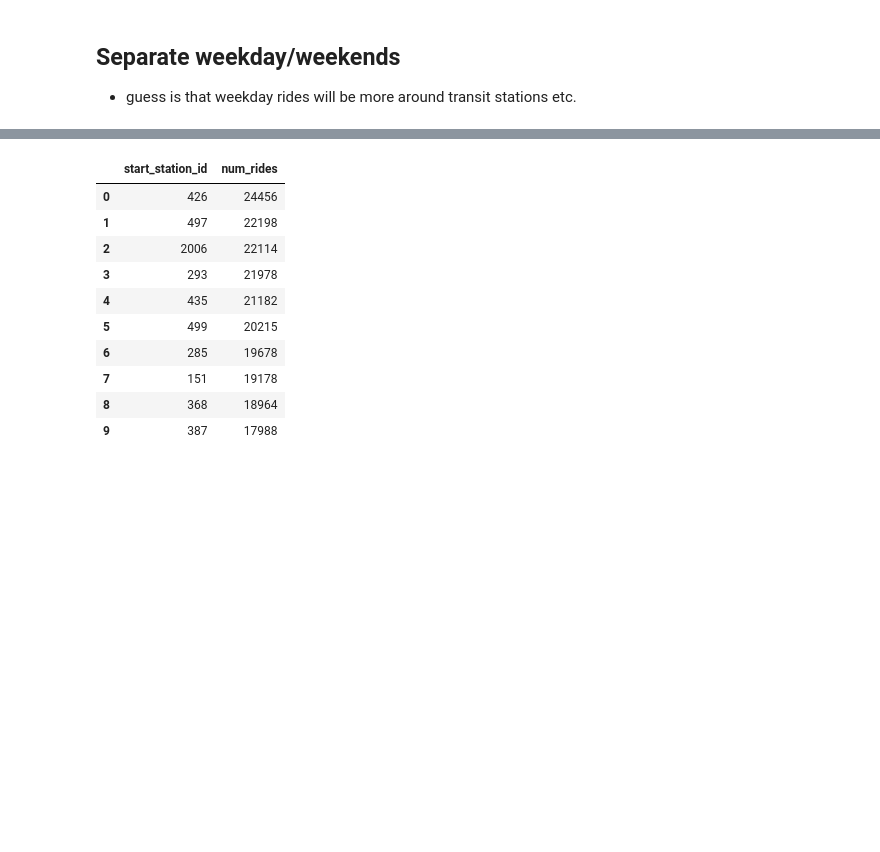
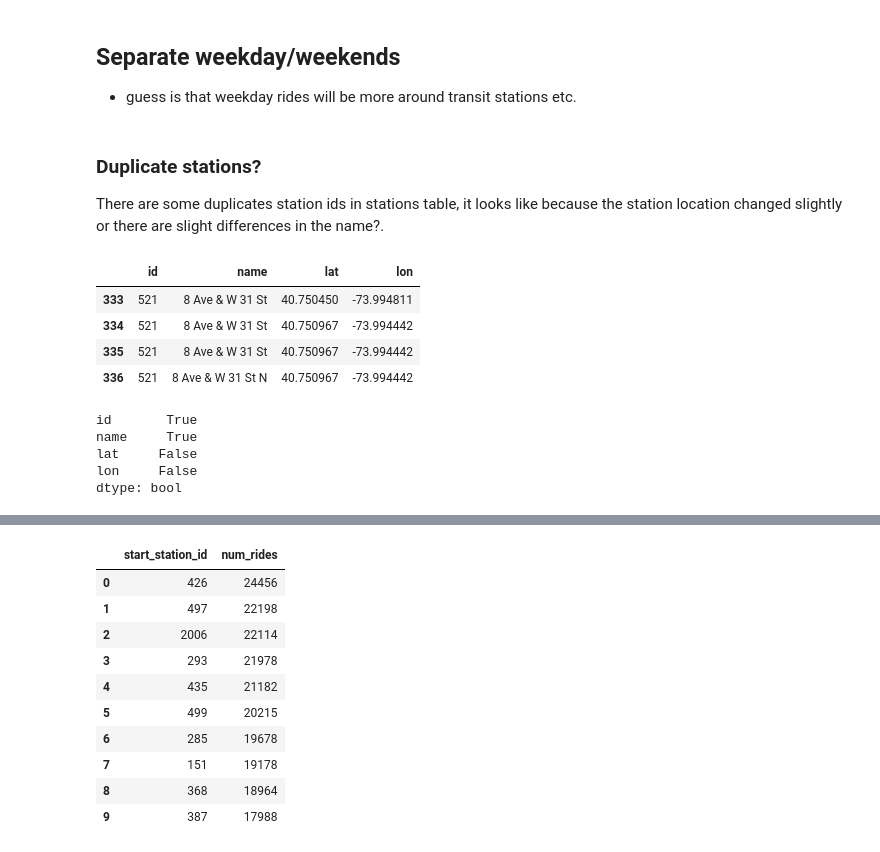
Before and after one commit to andypicke/Springboard_DataScience, a Jupyter notebook: Capstone_1/citibike_EDA.ipynb, the cells around one changed output, grey strips where cells are left out. Drawn from its saved outputs; the diff is of its cells as text; code cells hidden in the pictures; blank space fills up the shorter version.

```diff
--- a/Capstone_1/citibike_EDA.ipynb
+++ b/Capstone_1/citibike_EDA.ipynb
@@ -256,6 +256,27 @@ plt.title('# rides per station in ' + str(year) )
 # %% [markdown]
 ## Separate weekday/weekends
 - guess is that weekday rides will be more around transit stations etc.
+# %% [markdown]
+### Duplicate stations?
+There are some duplicates station ids in stations table, it looks like because the station location changed slightly or there are slight differences in the name?.
+# %%
+df_sta = pd.read_sql_query('SELECT distinct * FROM stations ORDER BY id',con)
+df2=df_sta[df_sta.id==521].drop_duplicates()
+df2
+# %% [output]
+|  | id | name | lat | lon |
+| 333 | 521 | 8 Ave & W 31 St | 40.750450 | -73.994811 |
+| 334 | 521 | 8 Ave & W 31 St | 40.750967 | -73.994442 |
+| 335 | 521 | 8 Ave & W 31 St | 40.750967 | -73.994442 |
+| 336 | 521 | 8 Ave & W 31 St N | 40.750967 | -73.994442 |
+# %%
+df2.iloc[2,:]==df2.iloc[1,:]
+# %% [output]
+id       True
+name     True
+lat     False
+lon     False
+dtype: bool
 # %%
 # Rides per station (* stations change over time?)
 year=2015
```
Also changed, not shown: parts of 12 cells of this notebook, 2 other files.
